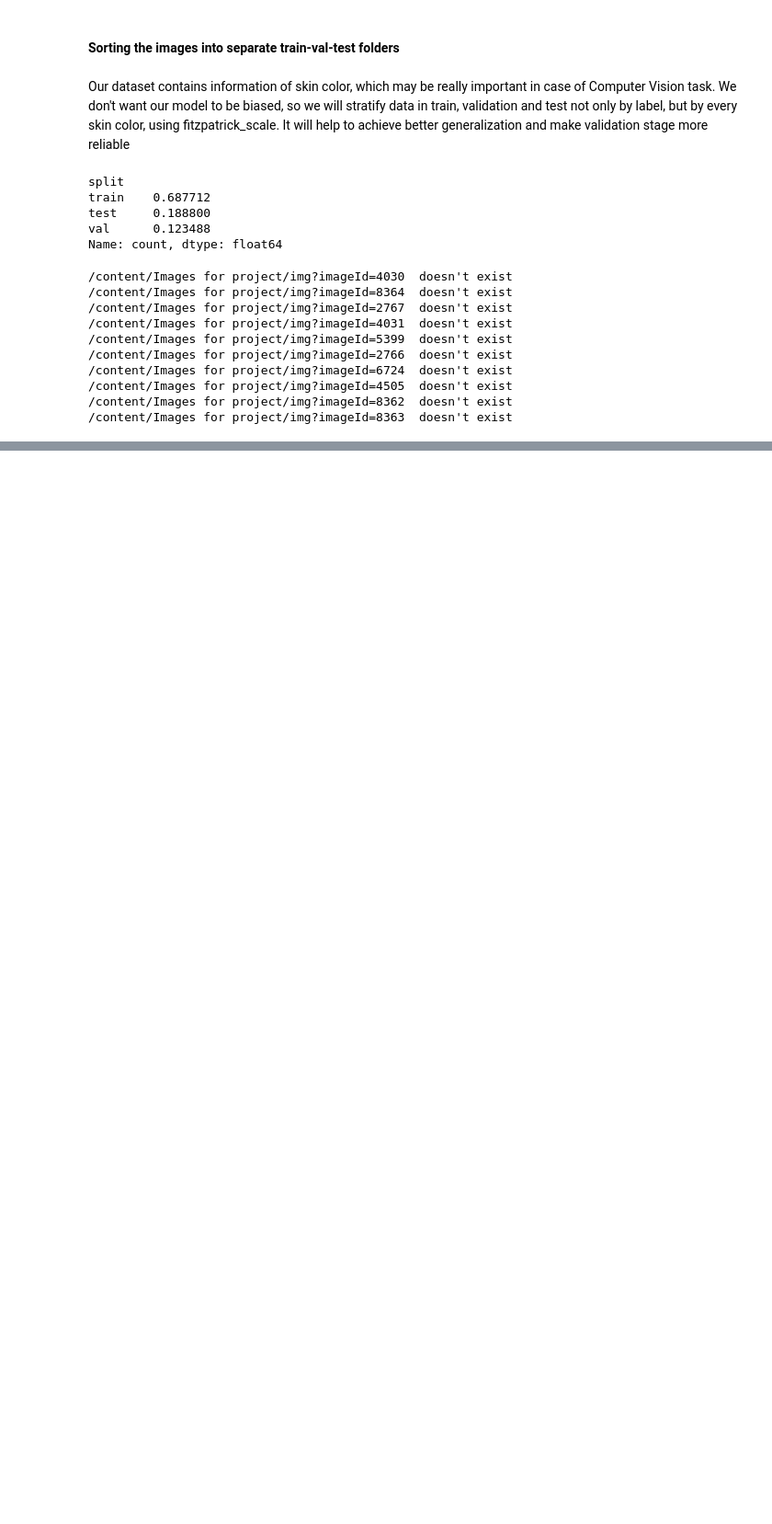
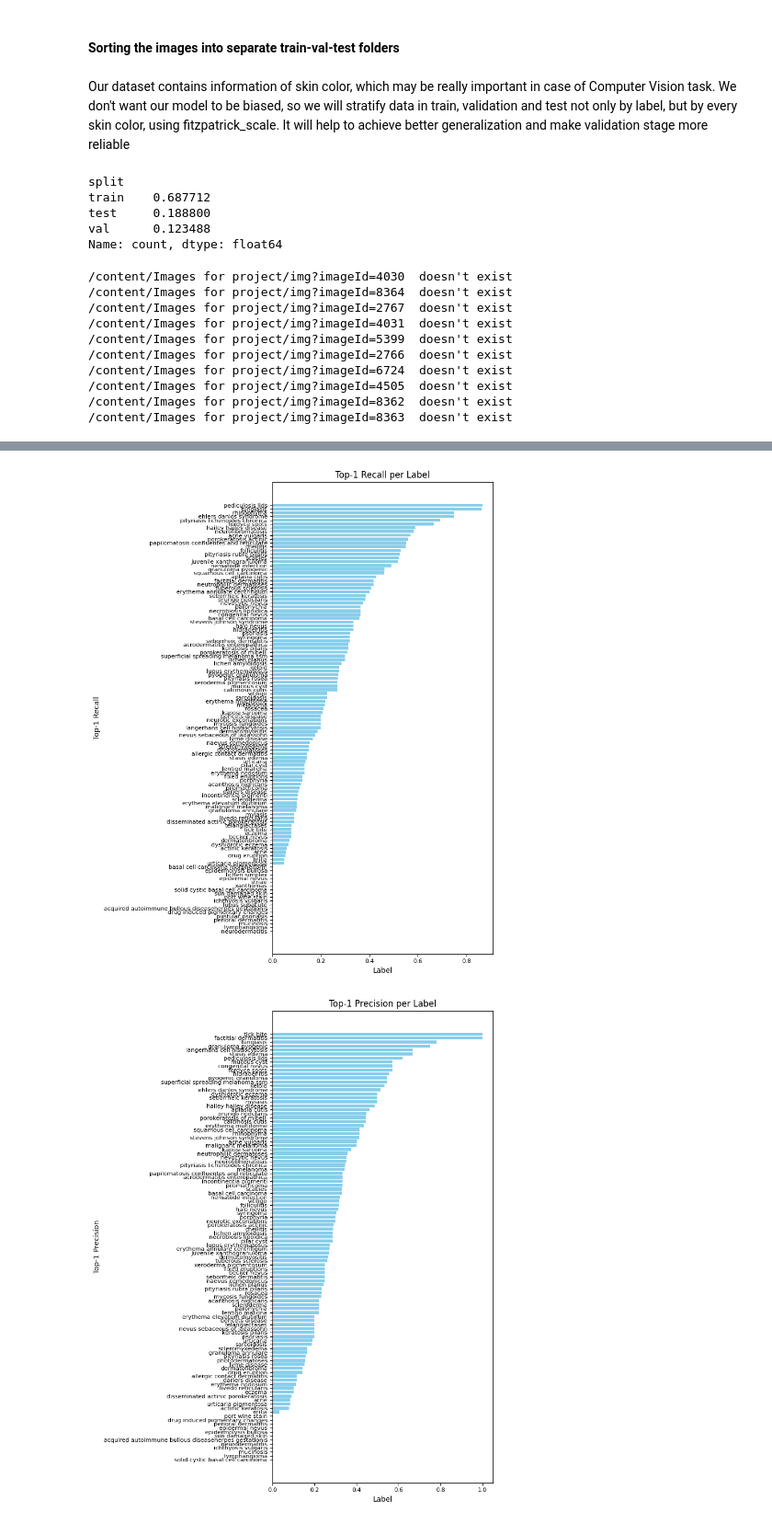
Before and after one commit to MaximilianLae/DL_Skin_Disease_Classification, a Jupyter notebook: Evaluation.ipynb, the cells around one changed output, grey strips where cells are left out. Shown at 92% size. Drawn from its saved outputs; the diff is of its cells as text; code cells hidden in the pictures; blank space fills up the shorter version.

```diff
--- a/Evaluation.ipynb
+++ b/Evaluation.ipynb
@@ -1187,0 +202,9 @@ model.save_weights('/content/vgg16-1024-256.h5')
+# %%
+predictions = model.predict(test_generator, verbose = 'auto')
+
+predicted_classes = predictions.argmax(axis=1)
+
+class_labels = list(test_generator.class_indices.keys())
+
+for prediction in predicted_classes:
+    print(class_labels[prediction])
@@ -1187,0 +239,4 @@ model.save_weights('/content/vgg16-1024-256.h5')
+# %%
+def top_n_accuracy(y_val, val_predictions, n):
+  diff = np.min(np.abs(y_val.reshape(-1, 1) - np.argsort(val_predictions, axis=1)[:,-n:]), axis = 1)
+  return np.count_nonzero(diff == 0)/len(diff)
@@ -1187,0 +261,59 @@ model.save_weights('/content/vgg16-1024-256.h5')
+# %%
+# Its not accuracy, but recall
+
+
+category = 'label'
+
+cat_calc = []
+for i in tqdm(list(set(test_info[category]))):
+  cat_slice_df = test_info[test_info[category] == i]
+  top_1 = top_n_accuracy(cat_slice_df['true_class'].to_numpy(), np.array(cat_slice_df['pred_prob'].to_list()), 1)
+  top_3 = top_n_accuracy(cat_slice_df['true_class'].to_numpy(), np.array(cat_slice_df['pred_prob'].to_list()), 3)
+  top_5 = top_n_accuracy(cat_slice_df['true_class'].to_numpy(), np.array(cat_slice_df['pred_prob'].to_list()), 5)
+
+  cat_calc.append([i, len(cat_slice_df), top_1, top_3, top_5])
+cat_performance_df = pd.DataFrame(cat_calc, columns= ['label', 'count', 'top_1_recall', 'top_3_recall', 'top_5_recall'])
+
+sorted_df = cat_performance_df.sort_values(by='top_1_recall', ascending=True)
+
+
+plt.figure(figsize=(8, 10))
+plt.barh(sorted_df['label'], sorted_df['top_1_recall'], color='skyblue')
+plt.title('Top-1 Recall per Label')
+plt.xlabel('Label')
+plt.ylabel('Top-1 Recall')
+plt.xticks(fontsize=8)
+plt.yticks(fontsize=8)
+plt.tight_layout()
+plt.show()
+
+
+# Its not accuracy, but precision
+
+cat_calc = []
+category = 'pred_label'
+for i in tqdm(list(set(test_info[category]))):
+  cat_slice_df = test_info[test_info[category] == i]
+  top_1 = top_n_accuracy(cat_slice_df['true_class'].to_numpy(), np.array(cat_slice_df['pred_prob'].to_list()), 1)
+  top_3 = top_n_accuracy(cat_slice_df['true_class'].to_numpy(), np.array(cat_slice_df['pred_prob'].to_list()), 3)
+  top_5 = top_n_accuracy(cat_slice_df['true_class'].to_numpy(), np.array(cat_slice_df['pred_prob'].to_list()), 5)
+
+  cat_calc.append([i, len(cat_slice_df), top_1, top_3, top_5])
+cat_performance_df_1 = pd.DataFrame(cat_calc, columns= ['label', 'count', 'top_1_precision', 'top_3_precision', 'top_5_precision'])
+
+sorted_df = cat_performance_df_1.sort_values(by='top_1_precision', ascending=True)
+
+
+plt.figure(figsize=(8, 10))
+plt.barh(sorted_df['label'], sorted_df['top_1_precision'], color='skyblue')
+# plt.plot(sorted_df['count'], sorted_df['label'], color='skyblue')
+plt.title('Top-1 Precision per Label')
+plt.xlabel('Label')
+plt.ylabel('Top-1 Precision')
+plt.xticks(fontsize=8)
+plt.yticks(fontsize=8)
+plt.tight_layout()
+plt.show()
+# %% [output]
+[figure, added]
+[figure, added]
```
Also changed, not shown: parts of 102 cells of this notebook.
